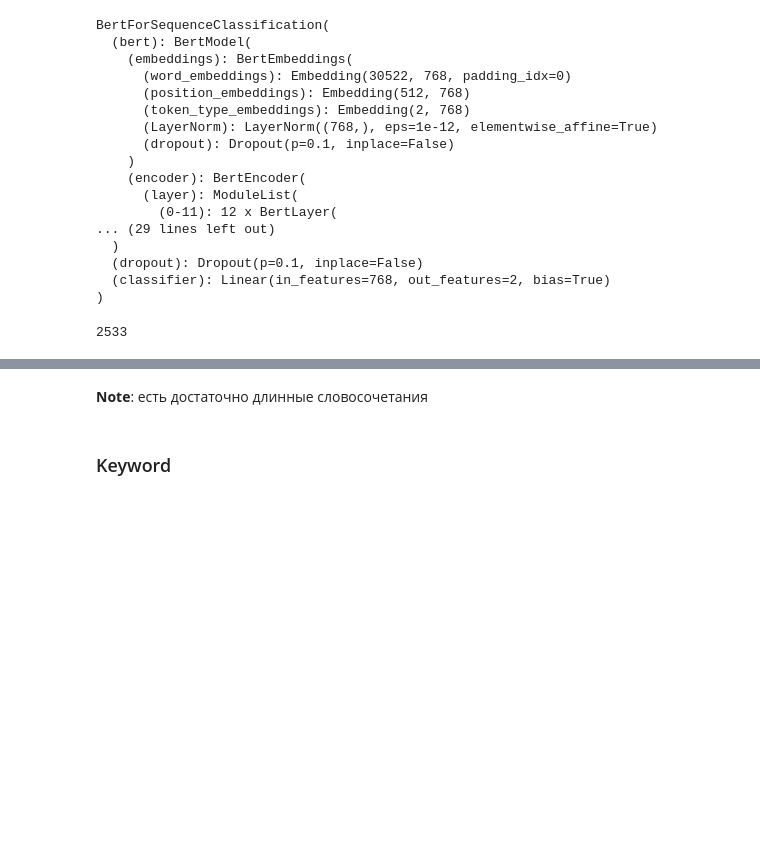
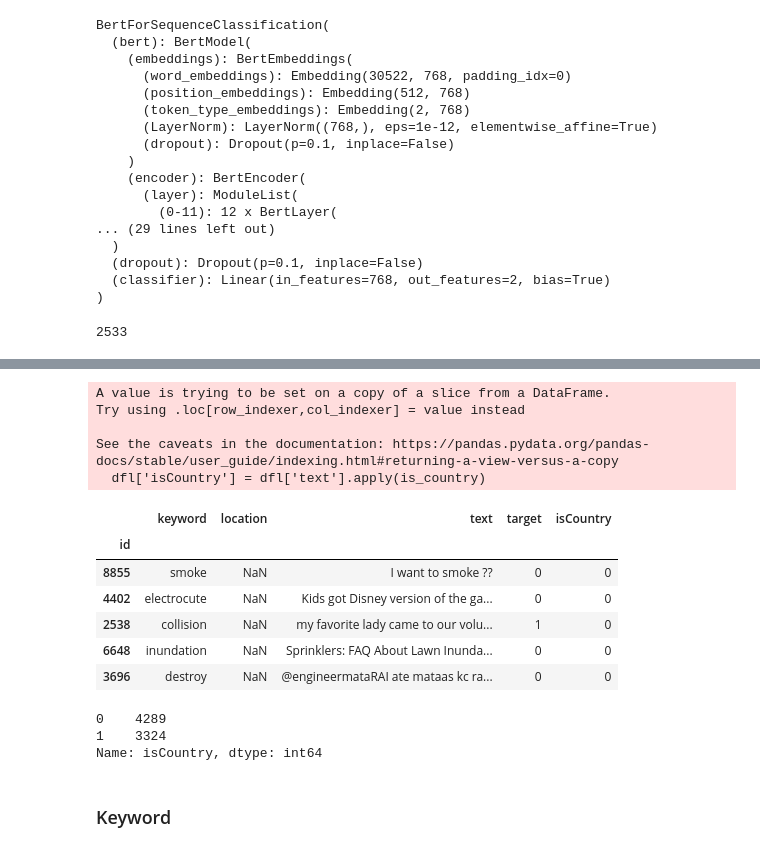
Before and after one commit to akrasnov87/natural-language-processing-with-disaster-tweets, a Jupyter notebook: main.ipynb, the cells around one changed output, grey strips where cells are left out. Drawn from its saved outputs; the diff is of its cells as text; code cells hidden in the pictures; blank space fills up the shorter version.

```diff
--- a/main.ipynb
+++ b/main.ipynb
@@ -354,15 +339,0 @@ nlp('Forest fire near La Ronge Sask. Canada')
-# %%
-
-
-def is_country(txt):
-    pred = nlp(txt)
-    pbar.update(1)
-
-    if len(pred) > 0:
-        return 1 if pred[0]['entity_group'] != 'OTHER' else 0
-
-    return 0
-
-# новый целевой признак, содержится ли в подстроке location упоминание о городе
-with tqdm(total=dfl.shape[0]) as pbar:
-    dfl['isCountry'] = dfl['text'].apply(is_country)
@@ -439,2 +339,0 @@ plt.show()
-# %% [markdown]
-__Note__: есть достаточно длинные словосочетания
@@ -448,3 +340,46 @@ df['isOther'] = df['isOther'].map({ True: 1, False: 0 })
+# %%
+def is_country(txt):
+    pred = nlp(txt)
+    pbar.update(1)
+
+    if len(pred) > 0:
+        return 1 if pred[0]['label'] != 'OTHER' else 0
+
+    return 0
+
+# новый целевой признак, содержится ли в подстроке location упоминание о городе
+with tqdm(total=dfl.shape[0]) as pbar:
+    dfl['isCountry'] = dfl['text'].apply(is_country)
+# %% [output]
+A value is trying to be set on a copy of a slice from a DataFrame.
+Try using .loc[row_indexer,col_indexer] = value instead
+
+See the caveats in the documentation: https://pandas.pydata.org/pandas-docs/stable/user_guide/indexing.html#returning-a-view-versus-a-copy
+  dfl['isCountry'] = dfl['text'].apply(is_country)
+# %%
+dfl.loc[dfl['isCountry'] == False].sample(5)
+# %% [output]
+|  | keyword | location | text | target | isCountry |
+| id |  |  |  |  |  |
+| 8855 | smoke | NaN | I want to smoke ?? | 0 | 0 |
+| 4402 | electrocute | NaN | Kids got Disney version of the ga... | 0 | 0 |
+| 2538 | collision | NaN | my favorite lady came to our volu... | 1 | 0 |
+| 6648 | inundation | NaN | Sprinklers: FAQ About Lawn Inunda... | 0 | 0 |
+| 3696 | destroy | NaN | @engineermataRAI ate mataas kc ra... | 0 | 0 |
+# %%
+if not os.path.exists(CACHE + '/df_normal_location.csv'):
+    # создадим новый признак в основной DataFrame
+    with tqdm(total=df.shape[0]) as pbar:
+        df['isCountry'] = df['text'].apply(is_country)
+
+    df.to_csv(CACHE + '/df_normal_location.csv')
+
+df = pd.read_csv(CACHE + '/df_normal_location.csv')
+df['isCountry'].value_counts()
+# %% [output]
+0    4289
+1    3324
+Name: isCountry, dtype: int64
 # %% [markdown]
 ### Keyword
 # %% [markdown]
```
Also changed, not shown: parts of 39 cells of this notebook, 1 other file.
